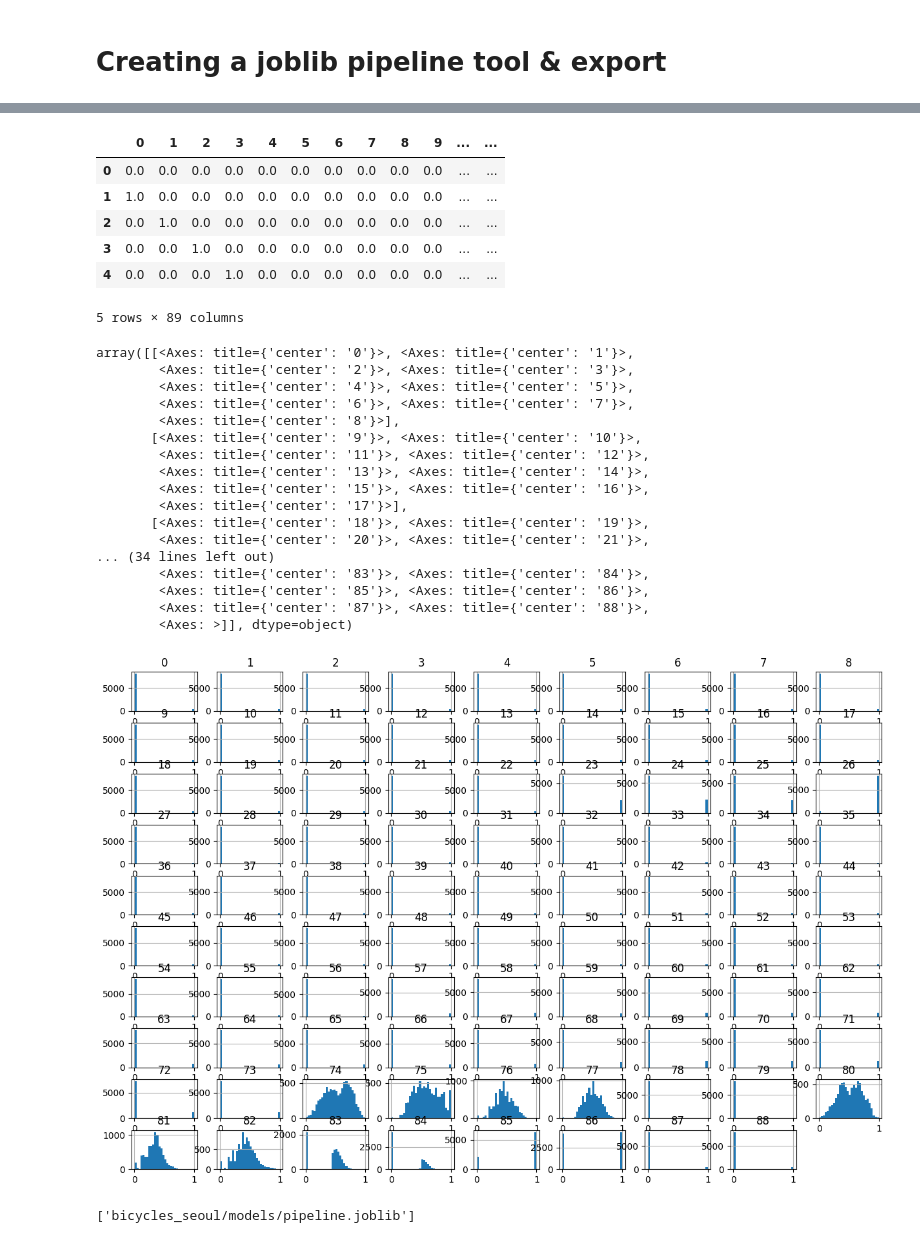
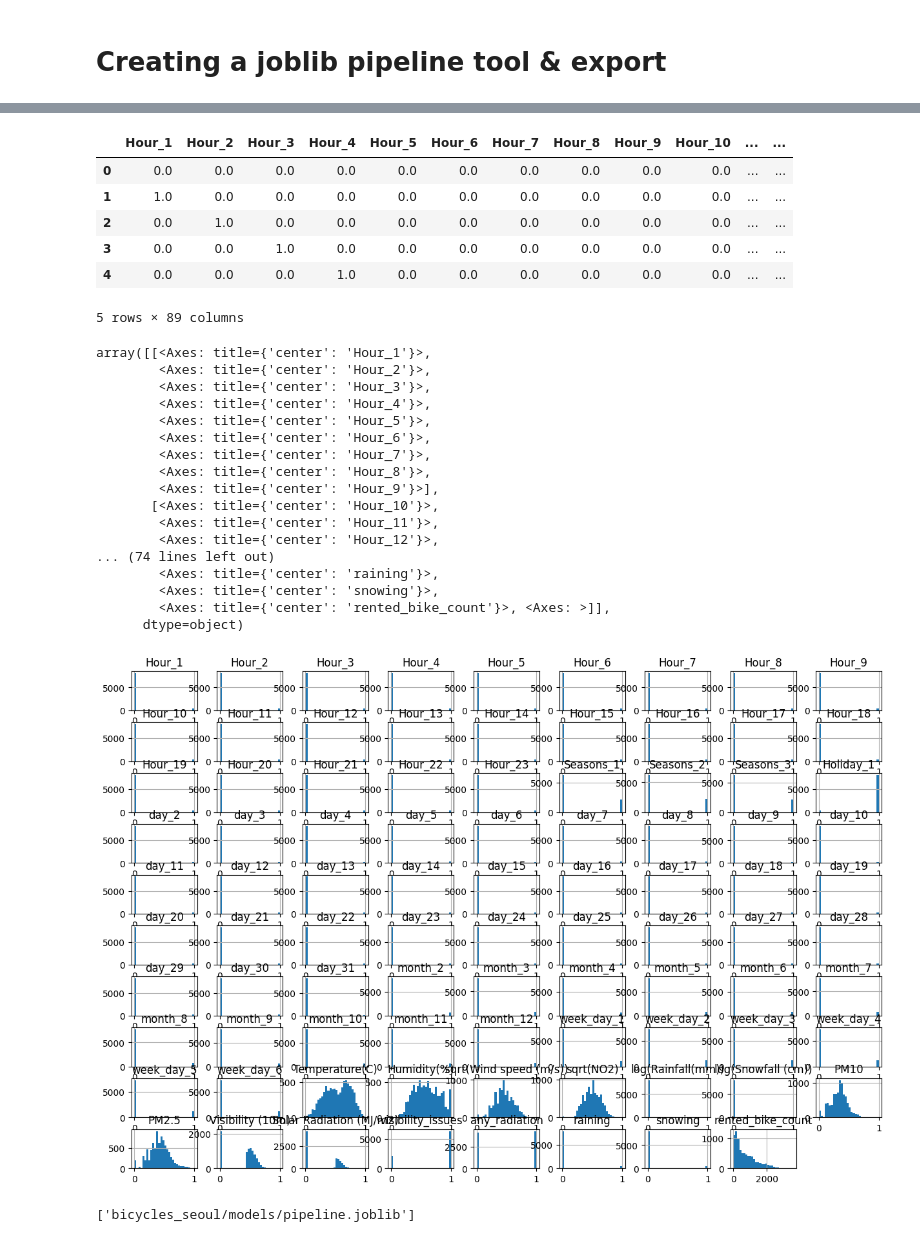
Before and after one commit to ditp01/bicycles-seoul, a Jupyter notebook: notebooks/2.2-ditp-preprocessing-pipeline.ipynb, the cells around one changed output, grey strips where cells are left out. Drawn from its saved outputs; the diff is of its cells as text; code cells hidden in the pictures.

Commit message:
Completed training and tuning the best-performing model

```diff
--- a/notebooks/2.2-ditp-preprocessing-pipeline.ipynb
+++ b/notebooks/2.2-ditp-preprocessing-pipeline.ipynb
@@ -435,7 +435,7 @@ def log_transform(x):
 categorical_cols = ["Hour", "Seasons", "Holiday", "day", "month", "week_day"]
 no_transform_cols = ["Temperature(C)", "Humidity(%)"]
 sqrt_cols = ["Wind speed (m/s)", "NO2"]
-yeo_cols = ["rented_bike_count", "PM10", "PM2.5"]
+yeo_cols = ["PM10", "PM2.5"]
 log_cols = ["Rainfall(mm)", "Snowfall (cm)"]
 quantile_cols_visibility = ["Visibility (10m)"]
 quantile_cols_solar = ["Solar Radiation (MJ/m2)"]
@@ -470,11 +470,3 @@ pipeline = Pipeline([
     ("transform", preprocessor),
     ("scaler", MinMaxScaler())
 ])
-
-
-# Save the pipeline to your 'models' folder
-# dump(pipeline, "models/pipeline.joblib")
-# %%
-# Transform the df into numpy array, then convert array to pandas df
-transformed_array = pipeline.fit_transform(df)
-df_transformed = pd.DataFrame(transformed_array)
@@ -480,0 +519,21 @@ df_transformed = pd.DataFrame(transformed_array)
+# %%
+# split X y
+y = df["rented_bike_count"].copy()
+X = df.drop("rented_bike_count", axis=1).copy()
+
+# Fit/transform
+X_transformed = pipeline.fit_transform(X, y)
+
+# Get descriptive column names
+col_names = get_explanatory_column_names(
+    pipeline.named_steps["transform"],  # The ColumnTransformer inside your Pipeline
+    X.columns
+)
+
+# Convert to df
+transformed_df = pd.DataFrame(X_transformed, columns=col_names)
+
+# Append target
+transformed_df["rented_bike_count"] = y.values
+
+print(transformed_df.head())
@@ -481,7 +558,7 @@ df_transformed = pd.DataFrame(transformed_array)
 # %%
-df_transformed.head()
+transformed_df.head()
 # %% [output]
-|  | 0 | 1 | 2 | 3 | 4 | 5 | 6 | 7 | 8 | 9 | ... | ... |
+|  | Hour_1 | Hour_2 | Hour_3 | Hour_4 | Hour_5 | Hour_6 | Hour_7 | Hour_8 | Hour_9 | Hour_10 | ... | ... |
 | 0 | 0.0 | 0.0 | 0.0 | 0.0 | 0.0 | 0.0 | 0.0 | 0.0 | 0.0 | 0.0 | ... | ... |
 | 1 | 1.0 | 0.0 | 0.0 | 0.0 | 0.0 | 0.0 | 0.0 | 0.0 | 0.0 | 0.0 | ... | ... |
 | 2 | 0.0 | 1.0 | 0.0 | 0.0 | 0.0 | 0.0 | 0.0 | 0.0 | 0.0 | 0.0 | ... | ... |
@@ -490,26 +567,26 @@ df_transformed.head()
 5 rows × 89 columns
 # %%
 # Quick look at variables before moving on...
-df_transformed.hist(bins=30, figsize=(15, 10))
+transformed_df.hist(bins=30, figsize=(15, 10))
 # %% [output]
-array([[<Axes: title={'center': '0'}>, <Axes: title={'center': '1'}>,
-        <Axes: title={'center': '2'}>, <Axes: title={'center': '3'}>,
-        <Axes: title={'center': '4'}>, <Axes: title={'center': '5'}>,
-        <Axes: title={'center': '6'}>, <Axes: title={'center': '7'}>,
-        <Axes: title={'center': '8'}>],
-       [<Axes: title={'center': '9'}>, <Axes: title={'center': '10'}>,
-        <Axes: title={'center': '11'}>, <Axes: title={'center': '12'}>,
-        <Axes: title={'center': '13'}>, <Axes: title={'center': '14'}>,
-        <Axes: title={'center': '15'}>, <Axes: title={'center': '16'}>,
-        <Axes: title={'center': '17'}>],
-       [<Axes: title={'center': '18'}>, <Axes: title={'center': '19'}>,
-        <Axes: title={'center': '20'}>, <Axes: title={'center': '21'}>,
-... (34 lines left out)
-        <Axes: title={'center': '83'}>, <Axes: title={'center': '84'}>,
-        <Axes: title={'center': '85'}>, <Axes: title={'center': '86'}>,
-        <Axes: title={'center': '87'}>, <Axes: title={'center': '88'}>,
-        <Axes: >]], dtype=object)
+array([[<Axes: title={'center': 'Hour_1'}>,
+        <Axes: title={'center': 'Hour_2'}>,
+        <Axes: title={'center': 'Hour_3'}>,
+        <Axes: title={'center': 'Hour_4'}>,
+        <Axes: title={'center': 'Hour_5'}>,
+        <Axes: title={'center': 'Hour_6'}>,
+        <Axes: title={'center': 'Hour_7'}>,
+        <Axes: title={'center': 'Hour_8'}>,
+        <Axes: title={'center': 'Hour_9'}>],
+       [<Axes: title={'center': 'Hour_10'}>,
+        <Axes: title={'center': 'Hour_11'}>,
+        <Axes: title={'center': 'Hour_12'}>,
+... (74 lines left out)
+        <Axes: title={'center': 'raining'}>,
+        <Axes: title={'center': 'snowing'}>,
+        <Axes: title={'center': 'rented_bike_count'}>, <Axes: >]],
+      dtype=object)
-[figure, old version]
+[figure, new version]
 # %%
 # Save the pipeline to the appropriate folder
 dump(pipeline, "bicycles_seoul/models/pipeline.joblib")
```
Also changed, not shown: parts of 3 cells of this notebook, 4 other files.
